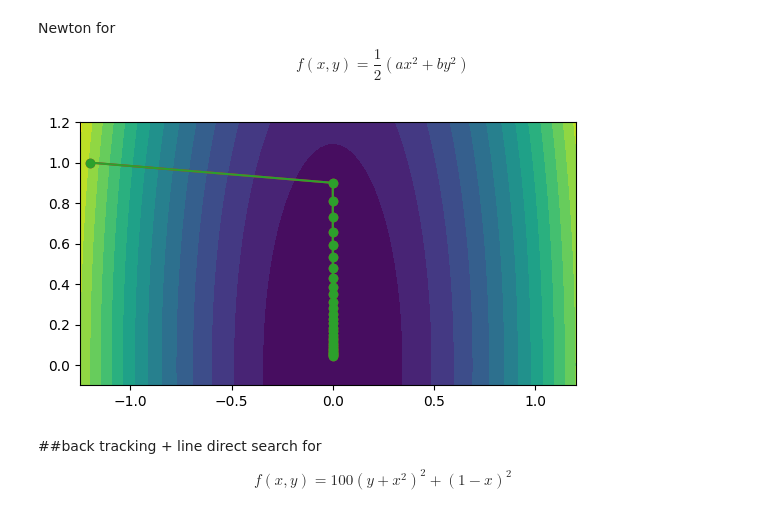
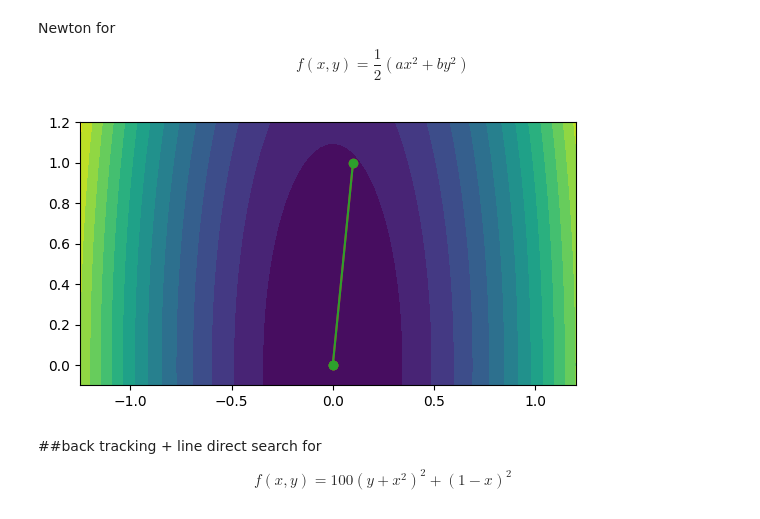
Before and after one commit to MatLock/UdeSa-Applied-Math-and-Optimization, a Jupyter notebook: clase_03/clase_03_gradient_descent.ipynb, the cells around one changed output. Cells and saved outputs as stored; diff of their text form; code cells hidden in the pictures.

```diff
--- a/clase_03/clase_03_gradient_descent.ipynb
+++ b/clase_03/clase_03_gradient_descent.ipynb
@@ -188,7 +188,7 @@ def f(r, a, b):
   return 0.5*(a*r[0]**2 + b*r[1]**2)
 
 def grad_f(r, a, b):
-  return [a*r[0], b*r[1]]
+  return np.array([a*r[0], b*r[1]])
 
 def hessian(r, a, b):
   elem_1_1 = a
@@ -197,49 +197,50 @@ def hessian(r, a, b):
   elem_2_2 = b
   return np.array([[elem_1_1, elem_1_2], [elem_2_1, elem_2_2]])
 
-def newton_backtracking(point, a, b, alpha_init, beta = 0.5,c = 0.25):
+def newton_backtracking(point, a, b, gradient_value, p_k, alpha_init, beta = 0.5,c = 0.25):
   f_x = f(point, a, b)
-  f_gradient = grad_f(point, a, b)
-  f_hessian = - np.linalg.inv(hessian(point, a, b))
   tmp = alpha_init
-  p_k = np.linalg.solve(f_hessian, f_gradient)
 
-  while f(point - tmp * f_gradient, a, b) > f(point - tmp * p_k ,a, b):
+  while f(point + tmp * p_k, a, b) > f(point,a, b) + tmp * c * gradient_value.T @ p_k:
     tmp = beta * tmp
   return tmp
 
 
 
-Nsteps = 30
+Nsteps = 2
 step = 1  # alpha
 xk = np.zeros(Nsteps+1)
 yk = np.zeros(Nsteps+1)
 fk = np.zeros(Nsteps+1)
 aa = 1.0
 bb = 0.1
-xk[0] = -1.2
-yk[0] = 1
-fk[0] = f((-1.2, 1), aa, bb)
+xk[0] = 0.1
+yk[0] = 1.0
+fk[0] = f((0.1, 1.0), aa, bb)
 
 for ii in range(Nsteps):
-  step = newton_backtracking(np.array([xk[ii], yk[ii]]), aa, bb, step)
-  xk[ii+1] = xk[ii] - step*grad_f(np.array((xk[ii], yk[ii])), aa, bb)[0]
-  yk[ii+1] = yk[ii] - step*grad_f(np.array((xk[ii], yk[ii])), aa, bb)[1]
+  point = np.array([xk[ii], yk[ii]])
+  f_gradient = grad_f(point, aa, bb)
+  f_hessian = hessian(point, aa, bb)
+  p_k = - np.linalg.solve(f_hessian, f_gradient)
+  step = newton_backtracking(point, aa, bb,f_gradient, p_k, step)
+  xk[ii+1] = xk[ii] + step*p_k[0]
+  yk[ii+1] = yk[ii] + step*p_k[1]
   fk[ii+1] = f((xk[ii+1], yk[ii+1]), aa, bb)
 
 x_gd = copy.copy(xk)
 y_gd = copy.copy(yk)
 
 xx = np.linspace(-1.25, 1.2, num=100)
 yy = np.linspace(-0.1, 1.2, num=200)
 X, Y = np.meshgrid(xx, yy, indexing='ij')
 
 contourf(X, Y, f([X, Y], aa, bb), levels=15)
 plot(xk, yk, color='C3', marker='o')
 plot(x_gd, y_gd, color='C2', marker='o')
 gca().set_aspect('equal')
 # %% [output]
-[figure, old version]
+[figure, new version]
 # %% [markdown]
 ##back tracking + line direct search for
 
```
Also changed, not shown: parts of 4 cells of this notebook.
